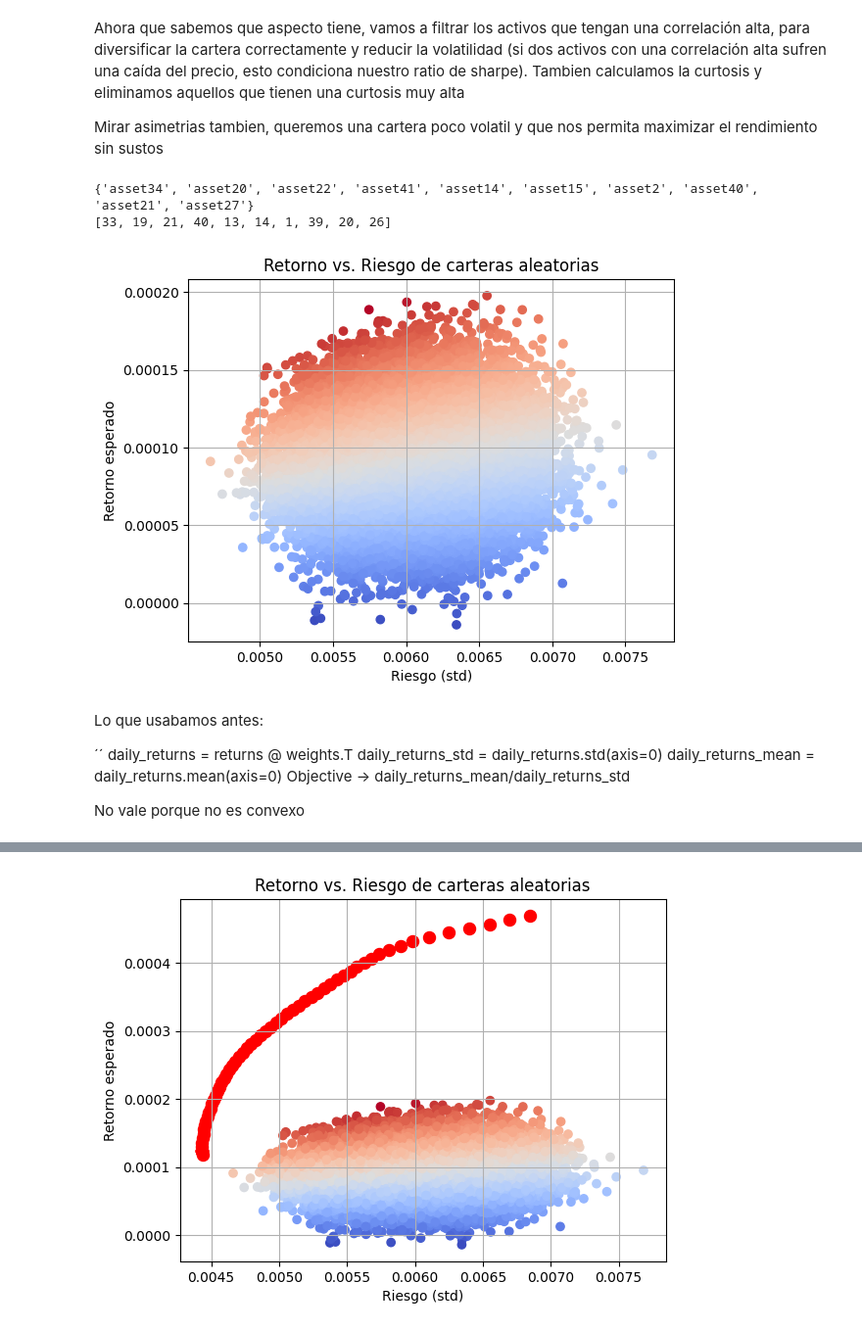
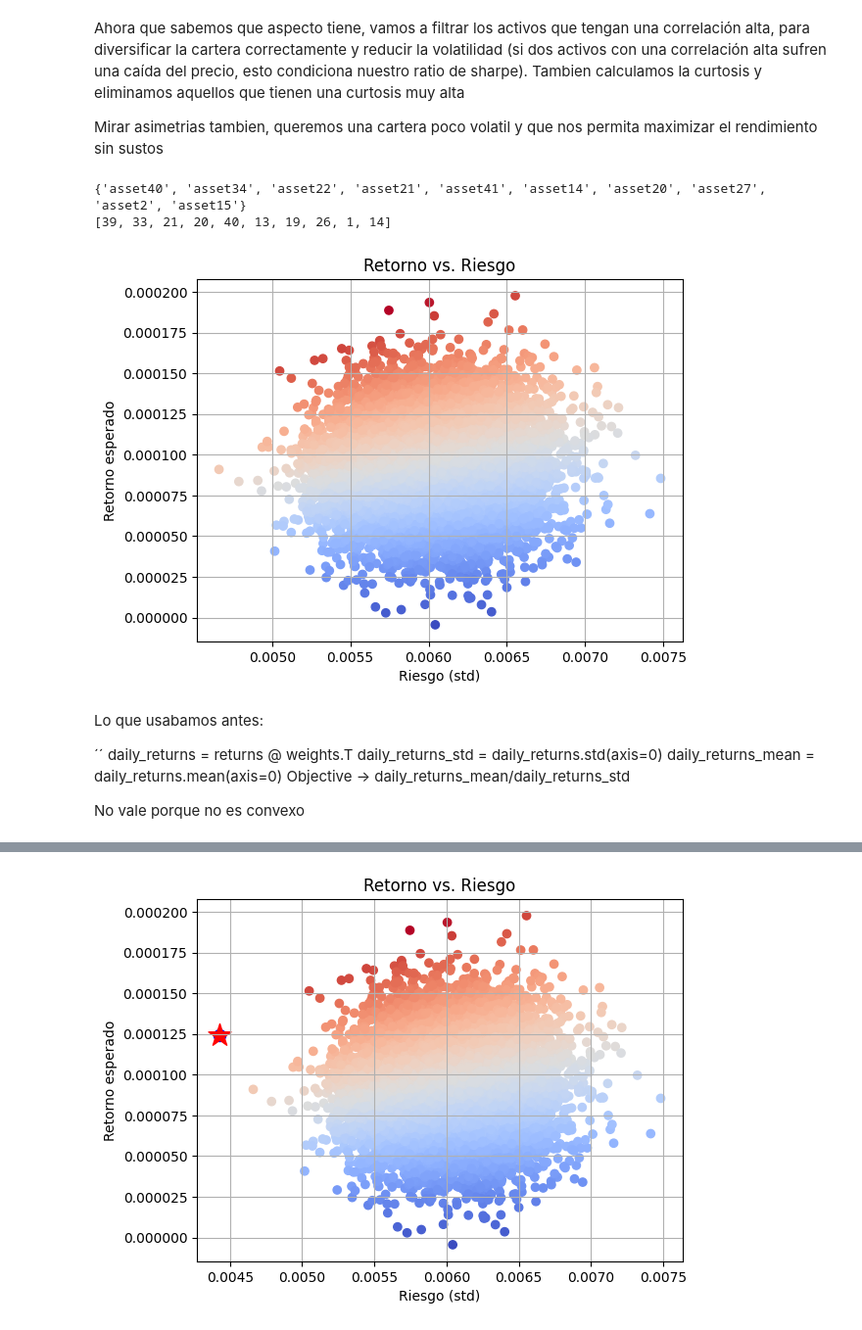
Before and after one commit to Juanjod54/MIAX_TB2.4, a Jupyter notebook: gestion_carteras.ipynb, the cells around one changed output, grey strips where cells are left out. Shown at 98% size. Drawn from its saved outputs; the diff is of its cells as text; code cells hidden in the pictures.

```diff
--- a/gestion_carteras.ipynb
+++ b/gestion_carteras.ipynb
@@ -3,7 +3,7 @@
 
 Para contemplar el universo de probabilidades y compararlo con los resultados optimizados, se ha realizado una simulación de Monte Carlo.
 # %%
-n_samples = 50000
+n_samples = 10000
 # %%
 import numpy as np
 import pandas as pd
@@ -26,12 +26,14 @@ def plot_sharpe(returns, mask=None, frontier=None):
     plt.scatter(x=daily_returns_std, y=daily_returns_mean, c=daily_returns_mean/daily_returns_std, marker="o", cmap="coolwarm")
 
     if frontier is not None:
-        plt.scatter(frontier['volatility'], frontier['return'], color='red', marker='.', s=300)
+        best = frontier.iloc[frontier['sharpe'].idxmax()]
+        plt.scatter(frontier['volatility'], frontier['return'], color='blue', marker='.', s=300)
+        plt.scatter(best['volatility'], best['return'], color='red', marker='*', s=300)
 
     plt.grid(True)
     plt.xlabel("Riesgo (std)")
     plt.ylabel("Retorno esperado")
-    plt.title("Retorno vs. Riesgo de carteras aleatorias")
+    plt.title("Retorno vs. Riesgo")
     plt.show()
 # %%
 def get_data(csv=True):
@@ -113,9 +115,9 @@ mask[drop_indexes] = 0
 
 plot_sharpe(returns, mask)
 # %% [output]
-{'asset34', 'asset20', 'asset22', 'asset41', 'asset14', 'asset15', 'asset2', 'asset40', 'asset21', 'asset27'}
-[33, 19, 21, 40, 13, 14, 1, 39, 20, 26]
+{'asset40', 'asset34', 'asset22', 'asset21', 'asset41', 'asset14', 'asset20', 'asset27', 'asset2', 'asset15'}
+[39, 33, 21, 20, 40, 13, 19, 26, 1, 14]
-[figure, old version]
+[figure, new version]
 # %% [markdown]
 Lo que usabamos antes:
 
@@ -130,52 +132,41 @@ No vale porque no es convexo
 # %%
 import cvxpy as cp
 
-# Los assets con correlacion inferior al 80% y curtosis <= 5 y el activo de renta fija
+# 2% se refiere a anual
+fixed_income_return = 0.02 / 252
+
+# Los assets con correlacion inferior al 80% y curtosis <= 5 + renta fija
 n_assets = len(returns.iloc[0]) + 1
 
-returns_cov = returns.cov()
-# 2% se refiere a anual
-fixed_income_return = 0.02 / 252
+# Retornos esperados
 returns_means = returns.mean(axis=0).values
-returns_means = np.append(returns_means, (fixed_income_return))
+returns_means = np.append(returns_means, fixed_income_return)
+
+# Matriz de covarianza
+returns_cov = np.zeros((n_assets, n_assets))
+returns_cov[:-1, :-1] = returns.cov().values
 
 # CVXPY
-target_return = cp.Parameter()
-best_weights = cp.Variable(n_assets)
-portfolio_returns = returns_means @ best_weights
-# La renta fija no afecta a la varianza (riesgo 0)
-portfolio_variance = cp.quad_form(best_weights[:-1], returns_cov.values)
+
+w = cp.Variable(n_assets)
+risk = cp.quad_form(w, returns_cov)
 
 constraints = [
-    cp.sum(best_weights) == 1, # Todo el capital debe estar invertido
-    best_weights[:-1] <= 5/n_assets, # forzar diversificacion
-    best_weights[-1] <= 0.1, # El activo de renta fija debe pesar como mucho un 10%
-    best_weights >= 0, # No se permiten posiciones cortas
-    best_weights[drop_indexes] == 0, # Evitamos dar peso a los activos muy relacionados o con curtosis alta
-    portfolio_returns >= target_return # Minimo de retorno esperado
+    w >= 0, # solo largos
+    w[-1] <= 0.1, # renta fija max 10%
+    w[:-1] <= 0.1,# Max un 10% en los activos
+    cp.sum(w) == 1, # todo el dinero invertido
+    w[drop_indexes] == 0, # No invertimos en los que hemos descartado antes
 ]
 
-results = []
-problem = cp.Problem(cp.Minimize(portfolio_variance), constraints)
+problem = cp.Problem(cp.Minimize(risk), constraints)
+problem.solve(solver=cp.SCS)
 
-for r in np.linspace(fixed_income_return, returns_means.max(), 100):
-    print(r)
-    target_return.value = r
-    problem.solve(solver=cp.OSQP)
+weights = w.value
+daily_return = returns_means @ weights
+daily_volatility = np.sqrt(weights @ returns_cov @ weights.T)
 
-    if best_weights.value is not None:
-        ret = portfolio_returns.value
-        vol = np.sqrt(portfolio_variance.value)
-        sharpe_ratio = (ret - fixed_income_return) / vol if vol > 0 else 0
-        row = np.concatenate([[ret], [vol], [sharpe_ratio], best_weights.value])
-        results.append(row)
+sharpe = (daily_return - fixed_income_return) / daily_volatility
 
-columns = ["return", "volatility", "sharpe"] + [f"asset{i}" for i in range(n_assets - 1)] + ["Renta Fija"]
-portfolio_results = pd.DataFrame(results, columns=columns)
-portfolio_results = portfolio_results.sort_values(by="sharpe", ascending=False)
-
-best_sharpe = portfolio_results.iloc[0]
-best_sharpe_weights = best_sharpe[3:]
-
-plot_sharpe(returns, mask, frontier=portfolio_results[['return', 'volatility']])
+plot_sharpe(returns, mask, pd.DataFrame([[daily_return, daily_volatility, sharpe]], columns=['return', 'volatility', 'sharpe']))
 # %% [output]
@@ -199 +173 @@ plot_sharpe(returns, mask, frontier=portfolio_results[['return', 'volatility']])
-[figure, old version]
+[figure, new version]
```
Also changed, not shown: parts of 8 cells of this notebook.
